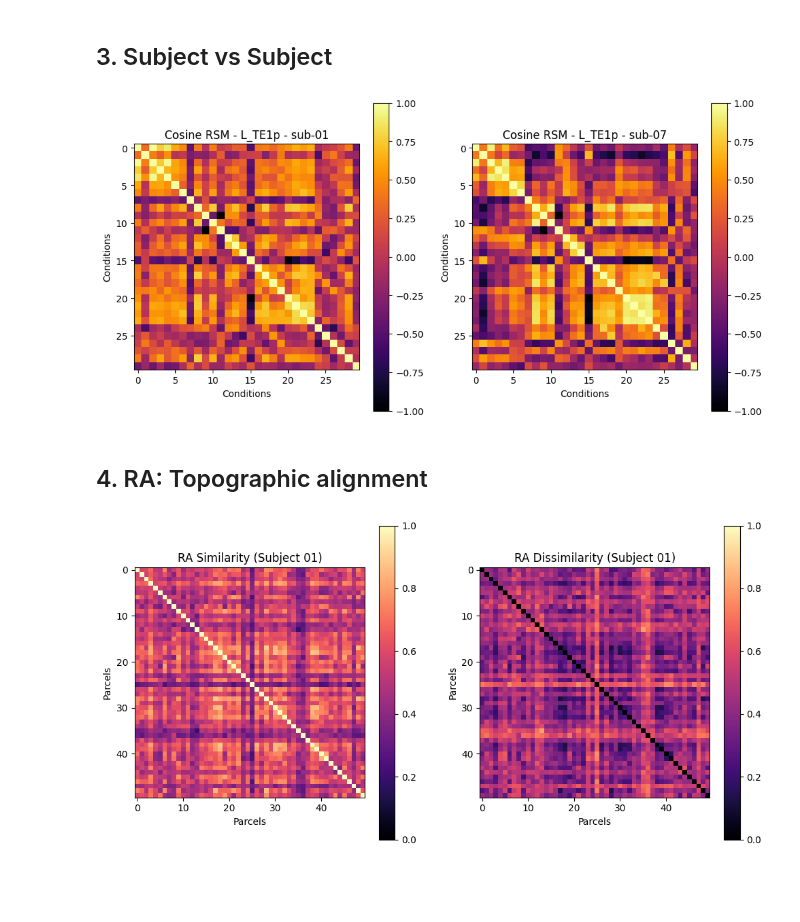
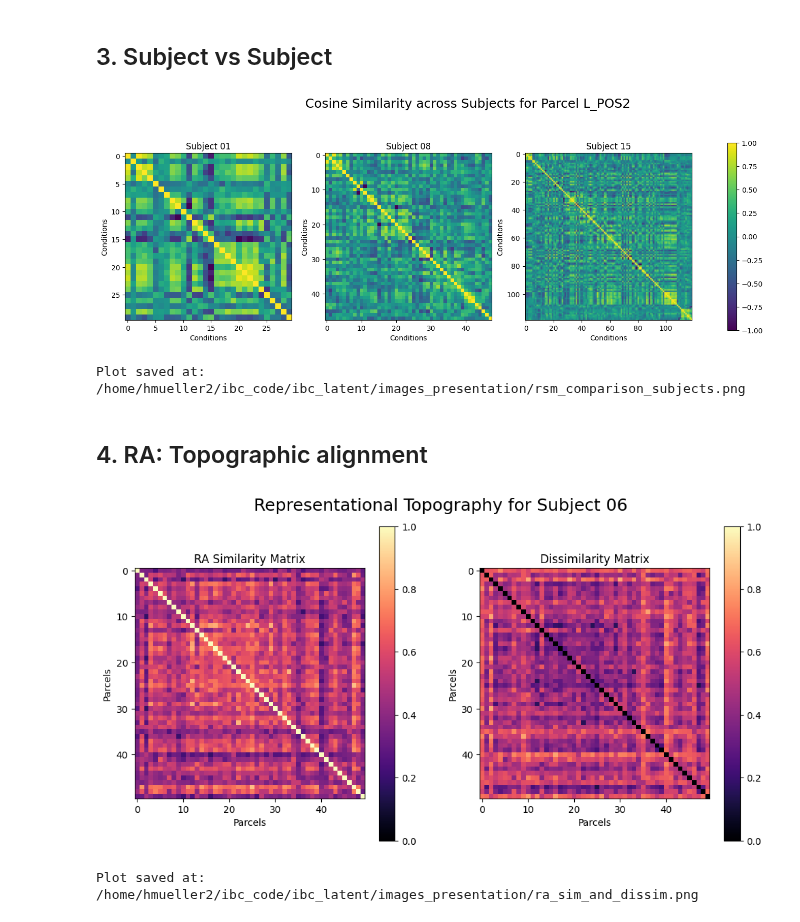
Before and after one commit to Cognitive-Neuroscience-Neurotechnology/ibc_latent, a Jupyter notebook: RSA/RSM_Visualization.ipynb, the cells around one changed output. Cells and saved outputs as stored; diff of their text form; code cells hidden in the pictures; blank space fills up the shorter version.

```diff
--- a/RSA/RSM_Visualization.ipynb
+++ b/RSA/RSM_Visualization.ipynb
@@ -142,30 +157,42 @@ plt.show()
 ## 3. Subject vs Subject
 # %%
 # Define the subjects to compare
-subjects = ['sub-01', 'sub-07']  # Add more subjects as needed
+subjects = ['sub-01', 'sub-08', 'sub-15']  # Add more subjects as needed
 
 # Load the RSMs for each subject
 rsms = []
 for subj in subjects:
     rsm_path = os.path.join(eval(f'rsm_{method}_path'), subj, f'rsm_{parcel}_ROI_{subj}_all-contrasts_method-{method}.csv')
     rsms.append(np.loadtxt(rsm_path, delimiter=','))
 
 # Plot the RSMs for comparison
-fig, axes = plt.subplots(1, len(subjects), figsize=(12, 6))
+fig, axes = plt.subplots(1, len(subjects), figsize=(18, 6))
 for i, (rsm, subj) in enumerate(zip(rsms, subjects)):
-    im = axes[i].imshow(rsm, cmap='inferno') # I like 'inferno', 'magma' and 'viridis'
-    axes[i].set_title(f'{method.capitalize()} RSM - {parcel} - {subj}')
+    im = axes[i].imshow(rsm, cmap='viridis') # I like 'inferno', 'magma' and 'viridis'
+    axes[i].set_title(f'Subject {subj.split("-")[1]}')
     axes[i].set_xlabel('Conditions')
     axes[i].set_ylabel('Conditions')
-    fig.colorbar(im, ax=axes[i])
+
+# make one single common colorbar
+cbar = fig.colorbar(im, ax=axes.ravel().tolist(), shrink=0.8)
+# Add a big title with adjusted position
+plt.suptitle(f"Cosine Similarity across Subjects for Parcel {parcel}", fontsize=18, y=0.95)
 
 plt.show()
+
+# Save the plot in high resolution
+output_dir = '/home/hmueller2/ibc_code/ibc_latent/images_presentation'
+os.makedirs(output_dir, exist_ok=True)
+output_path = os.path.join(output_dir, 'rsm_comparison_subjects.png')
+fig.savefig(output_path, dpi=300)
+print(f"Plot saved at: {output_path}")
 # %% [output]
-[figure, old version]
+[figure, new version]
+Plot saved at: /home/hmueller2/ibc_code/ibc_latent/images_presentation/rsm_comparison_subjects.png
 # %% [markdown]
 ## 4. RA: Topographic alignment
 # %%
-subject = 'sub-01'
+subject = 'sub-06'
 
 # Define the path to the topographic alignment file for the subject
 topographic_alignment_RSM = os.path.join(base_dir, 'ibc_output_RA', 'raw', 'topographic_alignment', 'rsm', f'topographic_alignment_rsm_{subject}.npy')
@@ -179,17 +206,28 @@ topographic_alignment_RDM_data = np.load(topographic_alignment_RDM)
 fig, axes = plt.subplots(1, 2, figsize=(12, 6))
 
 im1 = axes[0].imshow(topographic_alignment_RSM_data, cmap='magma', vmin=0, vmax=1)
-axes[0].set_title(f'RA Similarity (Subject {subject.split("-")[1]})')
+axes[0].set_title(f'RA Similarity Matrix')
 axes[0].set_xlabel('Parcels')
 axes[0].set_ylabel('Parcels')
 fig.colorbar(im1, ax=axes[0])
 
 im2 = axes[1].imshow(topographic_alignment_RDM_data, cmap='magma', vmin=0, vmax=1)
-axes[1].set_title(f'RA Dissimilarity (Subject {subject.split("-")[1]})')
+axes[1].set_title(f'Dissimilarity Matrix')
 axes[1].set_xlabel('Parcels')
 axes[1].set_ylabel('Parcels')
 fig.colorbar(im2, ax=axes[1])
 
+# Add a big title with adjusted position
+plt.suptitle(f"Representational Topography for Subject {subject.split("-")[1]}", fontsize=18, y=0.95)
+
 plt.show()
+
+# Save the plot in high resolution
+output_dir = '/home/hmueller2/ibc_code/ibc_latent/images_presentation'
+os.makedirs(output_dir, exist_ok=True)
+output_path = os.path.join(output_dir, 'ra_sim_and_dissim.png')
+fig.savefig(output_path, dpi=300)
+print(f"Plot saved at: {output_path}")
 # %% [output]
-[figure, old version]
+[figure, new version]
+Plot saved at: /home/hmueller2/ibc_code/ibc_latent/images_presentation/ra_sim_and_dissim.png
```
Also changed, not shown: parts of 5 cells of this notebook, 12 other files.
